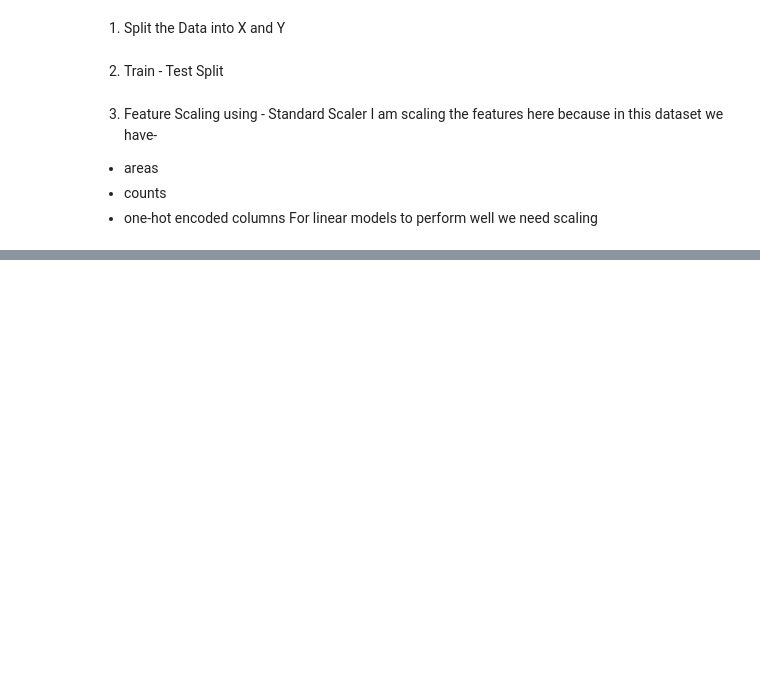
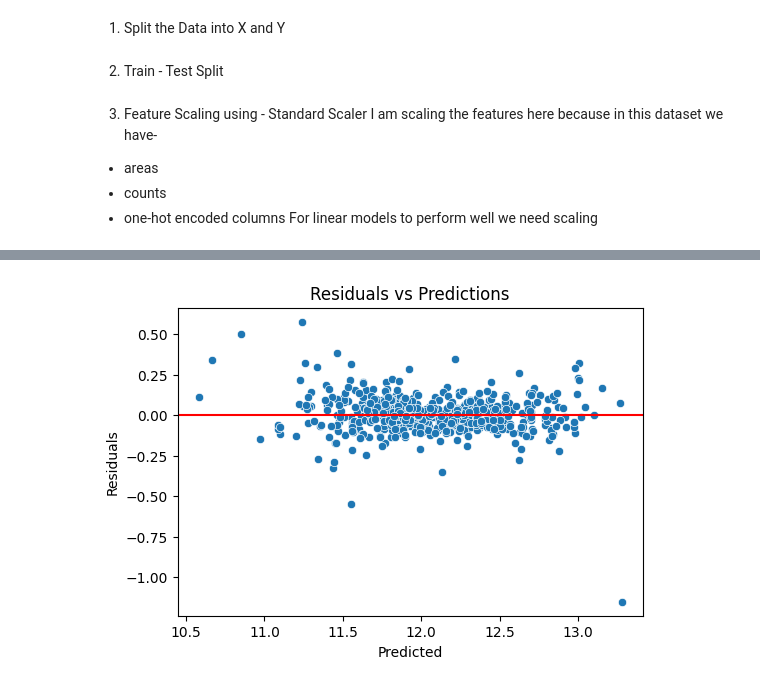
Before and after one commit to codebynishhhi/house_price_prediction, a Jupyter notebook: notebooks/exploration.ipynb, the cells around one changed output, grey strips where cells are left out. Drawn from its saved outputs; the diff is of its cells as text; code cells hidden in the pictures; blank space fills up the shorter version.

Commit message:
Built an end-to-end regression pipeline with robust EDA, feature engineering, skewness handling, and model diagnostics, achieving ~93% R² with strong generalization

```diff
--- a/notebooks/exploration.ipynb
+++ b/notebooks/exploration.ipynb
@@ -1064,0 +1069,5 @@ X_test_scaled = scaler.transform(X_test)
+# %%
+from sklearn.linear_model import LinearRegression
+
+lr_model = LinearRegression()
+lr_model.fit(X_train_scaled, y_train)
@@ -1064,0 +1076,4 @@ X_test_scaled = scaler.transform(X_test)
+# %%
+# making predictions for both train and test sets
+y_train_pred = lr_model.predict(X_train_scaled)
+y_test_pred = lr_model.predict(X_test_scaled)
@@ -1064,0 +1116,12 @@ X_test_scaled = scaler.transform(X_test)
+# %%
+residuals = y_test - y_test_pred
+
+plt.figure(figsize=(6,4))
+sns.scatterplot(x=y_test_pred, y=residuals)
+plt.axhline(0, color='red')
+plt.title("Residuals vs Predictions")
+plt.xlabel("Predicted")
+plt.ylabel("Residuals")
+plt.show()
+# %% [output]
+[figure, added]
```
Also changed, not shown: parts of 8 cells of this notebook.
